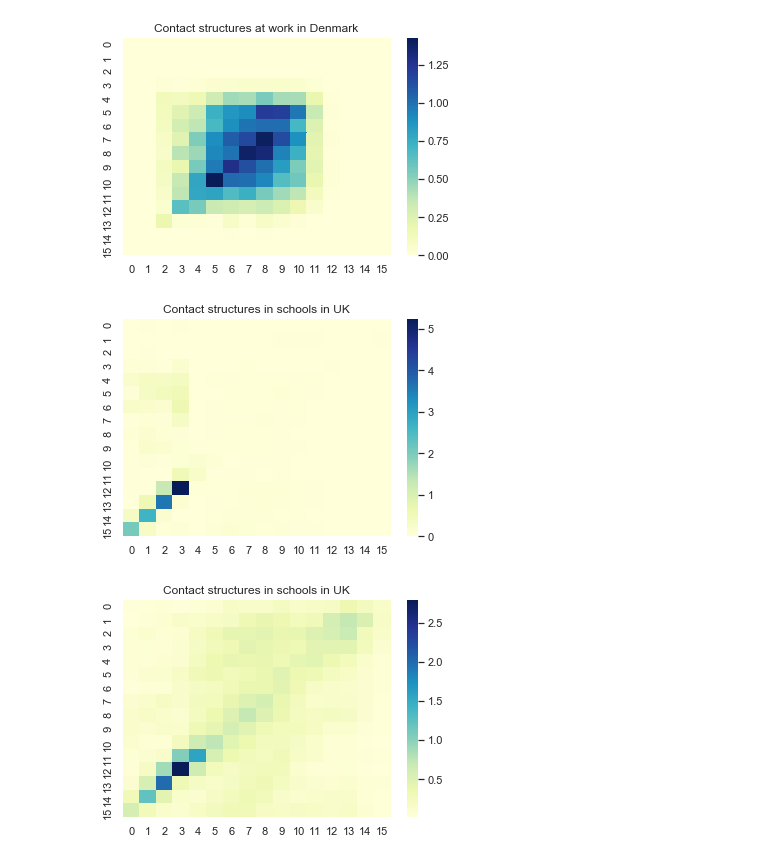
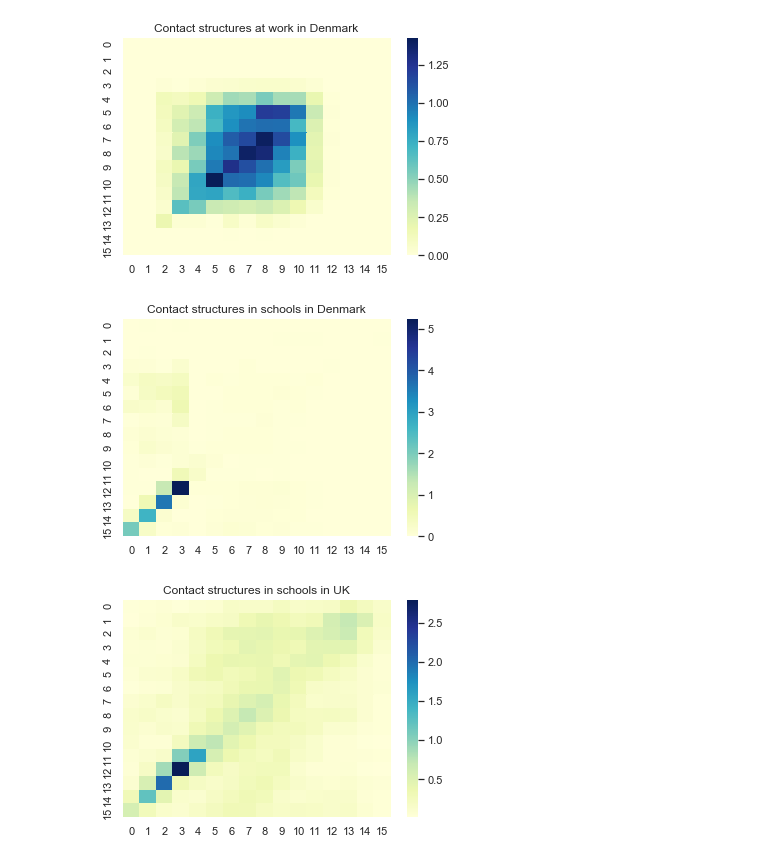
Before and after one commit to ineskris/pyross, a Jupyter notebook: examples/control/addbyme/Models-Danemark.ipynb, the cells around one changed output. Cells and saved outputs as stored; diff of their text form; code cells hidden in the pictures.

```diff
--- a/examples/control/addbyme/Models-Danemark.ipynb
+++ b/examples/control/addbyme/Models-Danemark.ipynb
@@ -92,10 +93,10 @@ sns.heatmap(np.flip(CW, axis=0), annot=False, cmap="YlGnBu").set_title("Contact
 # %% [output]
 [figure]
 # %%
-sns.heatmap(np.flip(CS, axis=0), annot=False, cmap="YlGnBu" ).set_title("Contact structures in schools in UK");
+sns.heatmap(np.flip(CS, axis=0), annot=False, cmap="YlGnBu" ).set_title("Contact structures in schools in Denmark");
 plt.savefig('CDenmark.png', format='png', dpi=200)
 # %% [output]
-[figure, old version]
+[figure, new version]
 # %%
 sns.heatmap(np.flip(CO, axis=0), annot=False, cmap="YlGnBu").set_title("Contact structures in schools in UK");
 plt.savefig('C0.png', format='png', dpi=200)
```
Also changed, not shown: parts of 1 cell of this notebook, 2 other files.
